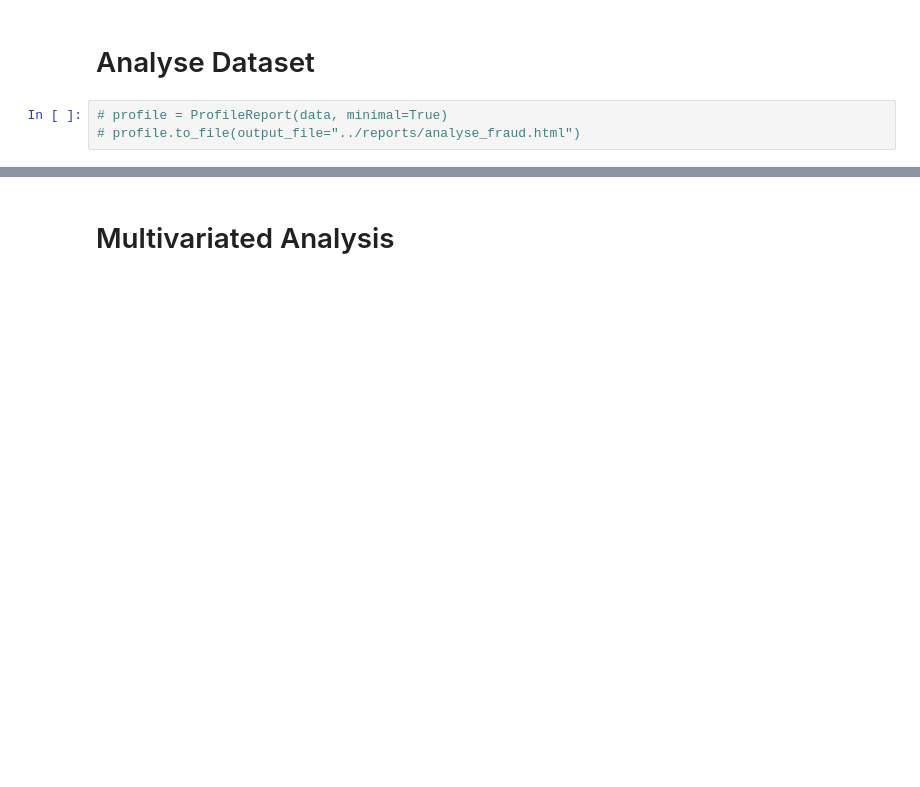
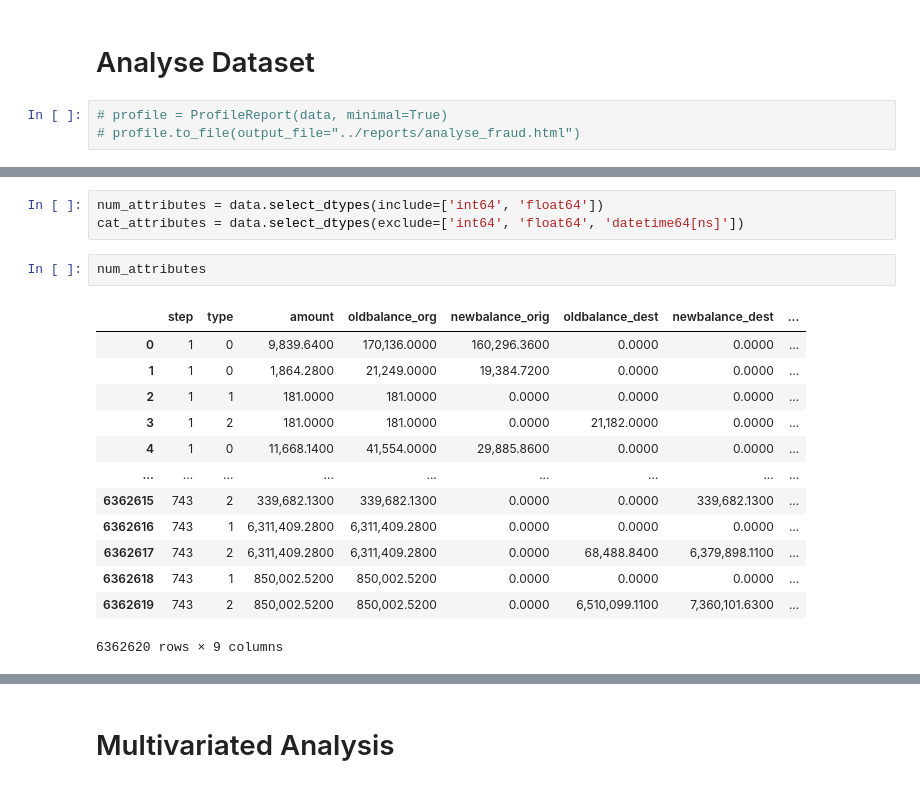
Before and after one commit to ylmoura/fraud_detection, a Jupyter notebook: notebooks/2.0_eda.ipynb, the cells around one changed output, grey strips where cells are left out. Saved outputs shown, nothing was run; the diff lists cells and outputs as text; blank space fills up the shorter version.

```diff
--- a/notebooks/2.0_eda.ipynb
+++ b/notebooks/2.0_eda.ipynb
@@ -97,0 +229,19 @@ plt.tight_layout()
+# %%
+num_attributes = data.select_dtypes(include=['int64', 'float64'])
+cat_attributes = data.select_dtypes(exclude=['int64', 'float64', 'datetime64[ns]'])
+# %%
+num_attributes
+# %% [output]
+|  | step | type | amount | oldbalance_org | newbalance_orig | oldbalance_dest | newbalance_dest | ... |
+| 0 | 1 | 0 | 9,839.6400 | 170,136.0000 | 160,296.3600 | 0.0000 | 0.0000 | ... |
+| 1 | 1 | 0 | 1,864.2800 | 21,249.0000 | 19,384.7200 | 0.0000 | 0.0000 | ... |
+| 2 | 1 | 1 | 181.0000 | 181.0000 | 0.0000 | 0.0000 | 0.0000 | ... |
+| 3 | 1 | 2 | 181.0000 | 181.0000 | 0.0000 | 21,182.0000 | 0.0000 | ... |
+| 4 | 1 | 0 | 11,668.1400 | 41,554.0000 | 29,885.8600 | 0.0000 | 0.0000 | ... |
+| ... | ... | ... | ... | ... | ... | ... | ... | ... |
+| 6362615 | 743 | 2 | 339,682.1300 | 339,682.1300 | 0.0000 | 0.0000 | 339,682.1300 | ... |
+| 6362616 | 743 | 1 | 6,311,409.2800 | 6,311,409.2800 | 0.0000 | 0.0000 | 0.0000 | ... |
+| 6362617 | 743 | 2 | 6,311,409.2800 | 6,311,409.2800 | 0.0000 | 68,488.8400 | 6,379,898.1100 | ... |
+| 6362618 | 743 | 1 | 850,002.5200 | 850,002.5200 | 0.0000 | 0.0000 | 0.0000 | ... |
+| 6362619 | 743 | 2 | 850,002.5200 | 850,002.5200 | 0.0000 | 6,510,099.1100 | 7,360,101.6300 | ... |
+6362620 rows × 9 columns
```
Also changed, not shown: parts of 44 cells of this notebook, 4 other files.
